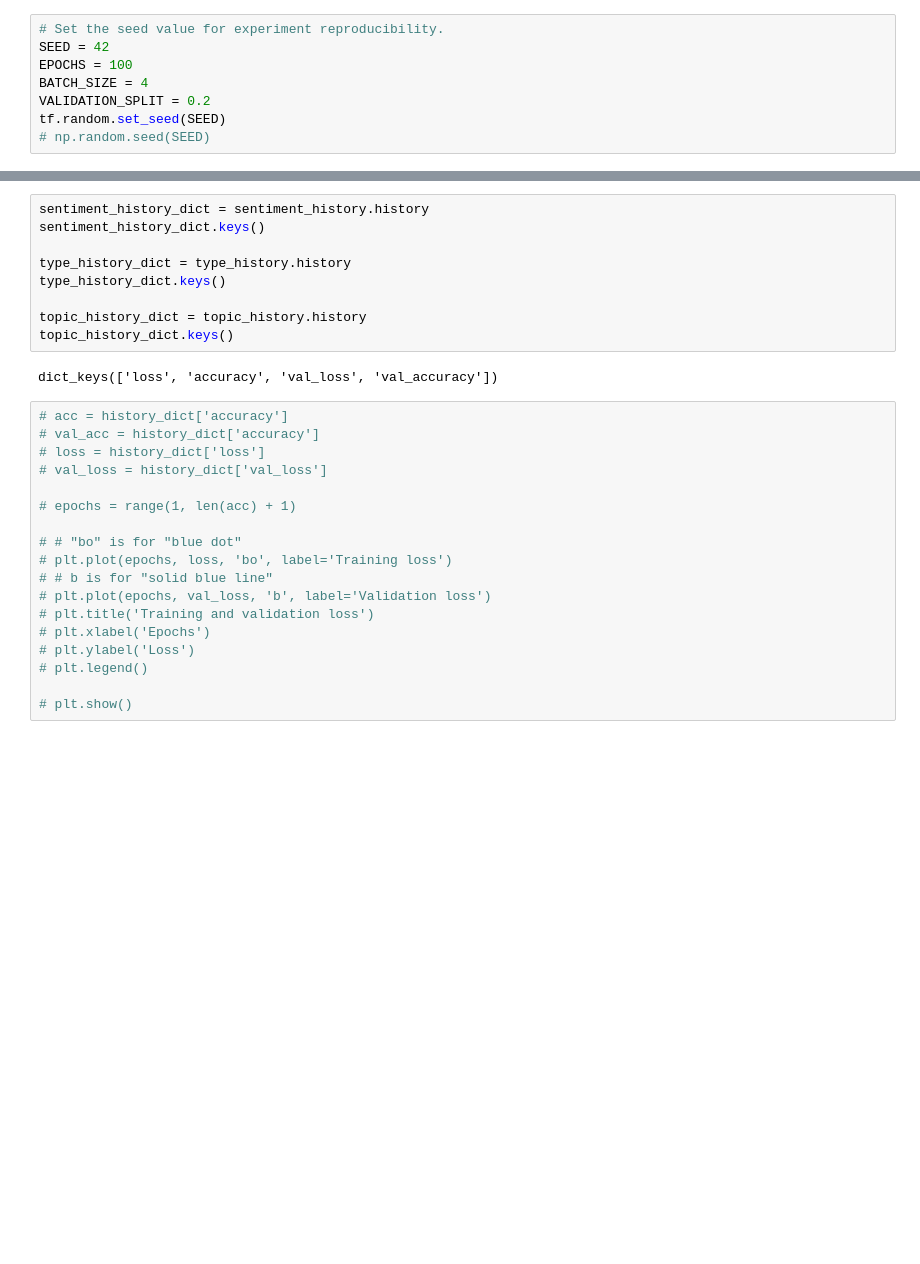
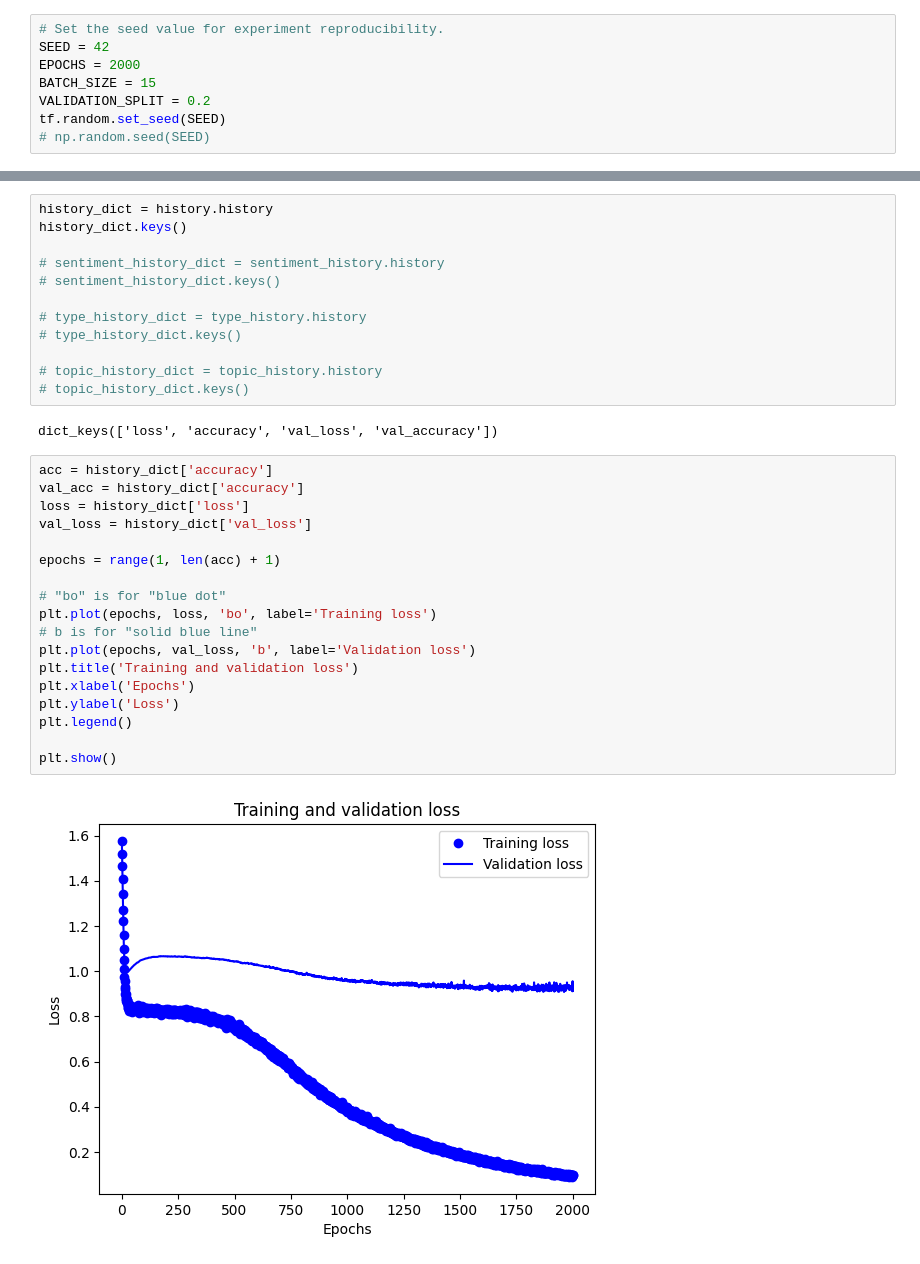
Before and after one commit to aXlireza/Context-Classifier-AI, a Jupyter notebook: text_classification-tf.ipynb, the cells around one changed output, grey strips where cells are left out. Cells and saved outputs as stored; diff of their text form; blank space fills up the shorter version.

```diff
--- a/text_classification-tf.ipynb
+++ b/text_classification-tf.ipynb
@@ -16,8 +17,8 @@ print(tf.__version__)
 # %%
 # Set the seed value for experiment reproducibility.
 SEED = 42
-EPOCHS = 100
-BATCH_SIZE = 4
+EPOCHS = 2000
+BATCH_SIZE = 15
 VALIDATION_SPLIT = 0.2
 tf.random.set_seed(SEED)
 # np.random.seed(SEED)
@@ -330,30 +347,35 @@ Epoch 100/100
 # %%
-sentiment_history_dict = sentiment_history.history
-sentiment_history_dict.keys()
+history_dict = history.history
+history_dict.keys()
 
-type_history_dict = type_history.history
-type_history_dict.keys()
+# sentiment_history_dict = sentiment_history.history
+# sentiment_history_dict.keys()
 
-topic_history_dict = topic_history.history
-topic_history_dict.keys()
+# type_history_dict = type_history.history
+# type_history_dict.keys()
+
+# topic_history_dict = topic_history.history
+# topic_history_dict.keys()
 # %% [output]
 dict_keys(['loss', 'accuracy', 'val_loss', 'val_accuracy'])
 # %%
-# acc = history_dict['accuracy']
-# val_acc = history_dict['accuracy']
-# loss = history_dict['loss']
-# val_loss = history_dict['val_loss']
+acc = history_dict['accuracy']
+val_acc = history_dict['accuracy']
+loss = history_dict['loss']
+val_loss = history_dict['val_loss']
 
-# epochs = range(1, len(acc) + 1)
+epochs = range(1, len(acc) + 1)
 
-# # "bo" is for "blue dot"
-# plt.plot(epochs, loss, 'bo', label='Training loss')
-# # b is for "solid blue line"
-# plt.plot(epochs, val_loss, 'b', label='Validation loss')
-# plt.title('Training and validation loss')
-# plt.xlabel('Epochs')
-# plt.ylabel('Loss')
-# plt.legend()
+# "bo" is for "blue dot"
+plt.plot(epochs, loss, 'bo', label='Training loss')
+# b is for "solid blue line"
+plt.plot(epochs, val_loss, 'b', label='Validation loss')
+plt.title('Training and validation loss')
+plt.xlabel('Epochs')
+plt.ylabel('Loss')
+plt.legend()
 
-# plt.show()
+plt.show()
+# %% [output]
+[figure, added]
 # %%
```
Also changed, not shown: parts of 27 cells of this notebook, 2 other files.
